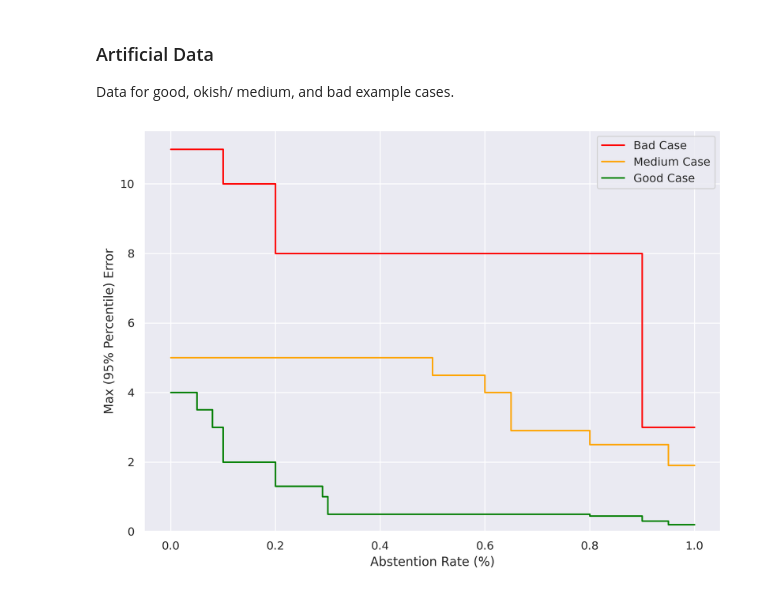
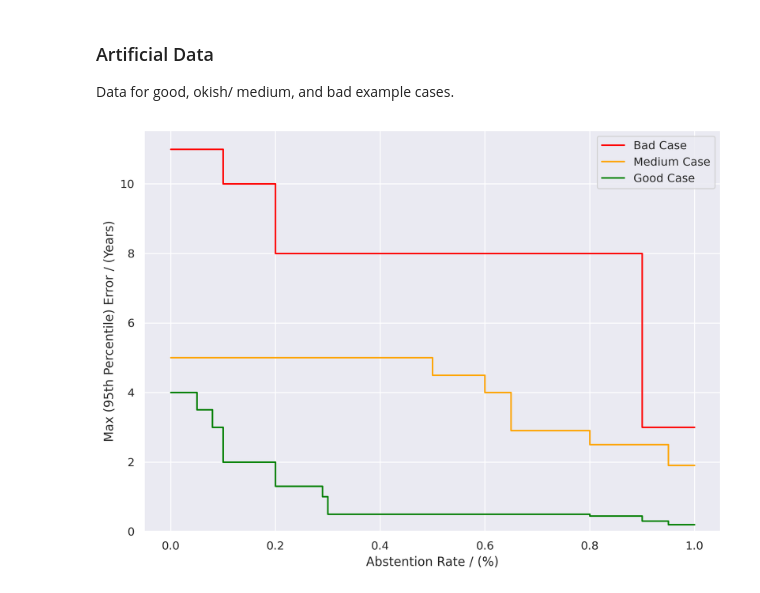
Before and after one commit to marvinweber/uncertainty-fae, a Jupyter notebook: notebooks/evaluation/error_by_abstention_demo.ipynb, the cells around one changed output. Drawn from its saved outputs; the diff is of its cells as text; code cells hidden in the pictures.

```diff
--- a/notebooks/evaluation/error_by_abstention_demo.ipynb
+++ b/notebooks/evaluation/error_by_abstention_demo.ipynb
@@ -30,29 +30,29 @@ data = [
 # %%
 fig, ax = plt.subplots(figsize=(10, 7), dpi=250)
 legend_handles = []
 
 for cfg in data:
     abstention_rates = []
     max_errors = []
     for i, abstention_rate, max_error in zip(
         range(len(cfg["abstention_rate"])), cfg["abstention_rate"], cfg["max_error"]
     ):
         # Add ever point (except first/last) twice to produce "stair".
         if abstention_rate > 0 and abstention_rate < 1:
             abstention_rates.append(abstention_rate)
             max_errors.append(cfg["max_error"][i - 1])
         abstention_rates.append(abstention_rate)
         max_errors.append(max_error)
     abstention_rates.append(1)
     max_errors.append(max_errors[-1])
 
     ax.plot(abstention_rates, max_errors, label=cfg["label"], color=cfg["color"])
 
 ax.set_ylim(bottom=0)
-ax.set_xlabel("Abstention Rate (%)")
-ax.set_ylabel("Max (95% Percentile) Error")
+ax.set_xlabel("Abstention Rate / (%)")
+ax.set_ylabel("Max (95th Percentile) Error / (Years)")
 ax.legend()
 
 fig.show()
 # %% [output]
-[figure, old version]
+[figure, new version]
```
